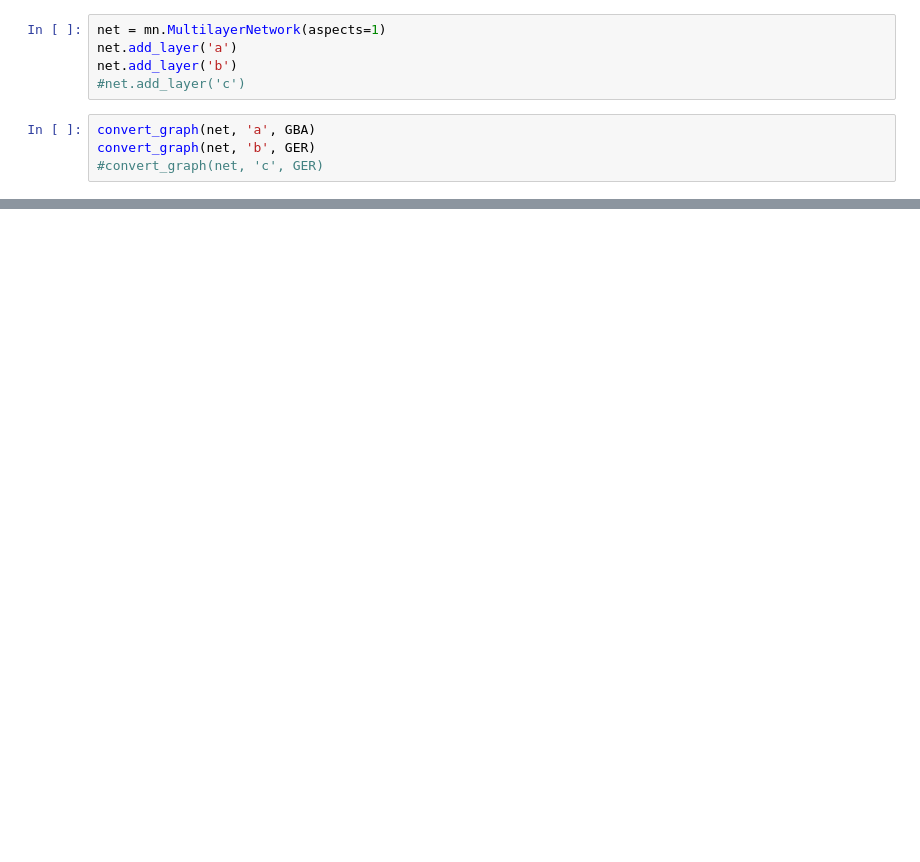
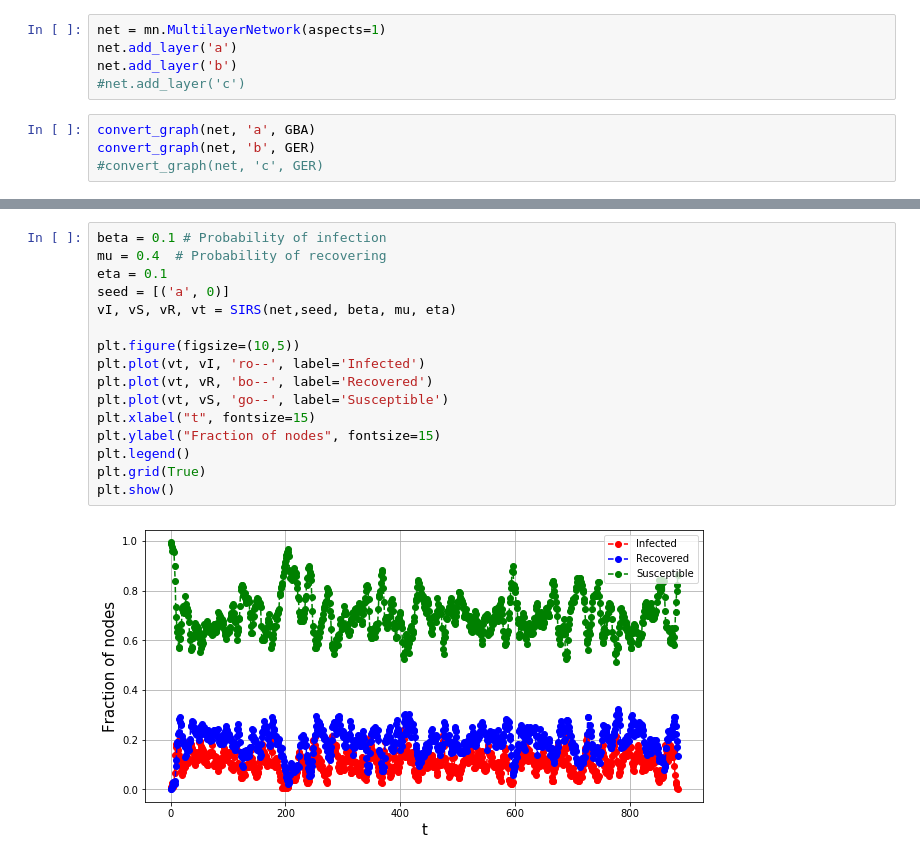
Before and after one commit to PauloMRocha/Epidemics_In_Multilayer_Networks, a Jupyter notebook: Multilayer Epidemics.ipynb, the cells around one changed output, grey strips where cells are left out. Drawn from its saved outputs; the diff is of its cells as text; blank space fills up the shorter version.

```diff
--- a/Multilayer Epidemics.ipynb
+++ b/Multilayer Epidemics.ipynb
@@ -127,0 +318,18 @@ def SIR_single_seed(G, seed, beta=0.3, mu=1):
+# %%
+beta = 0.1 # Probability of infection
+mu = 0.4  # Probability of recovering
+eta = 0.1
+seed = [('a', 0)]
+vI, vS, vR, vt = SIRS(net,seed, beta, mu, eta)
+
+plt.figure(figsize=(10,5))
+plt.plot(vt, vI, 'ro--', label='Infected')
+plt.plot(vt, vR, 'bo--', label='Recovered')
+plt.plot(vt, vS, 'go--', label='Susceptible')
+plt.xlabel("t", fontsize=15)
+plt.ylabel("Fraction of nodes", fontsize=15)
+plt.legend()
+plt.grid(True)
+plt.show()
+# %% [output]
+[figure, added]
```
Also changed, not shown: parts of 16 cells of this notebook, 1 other file.
